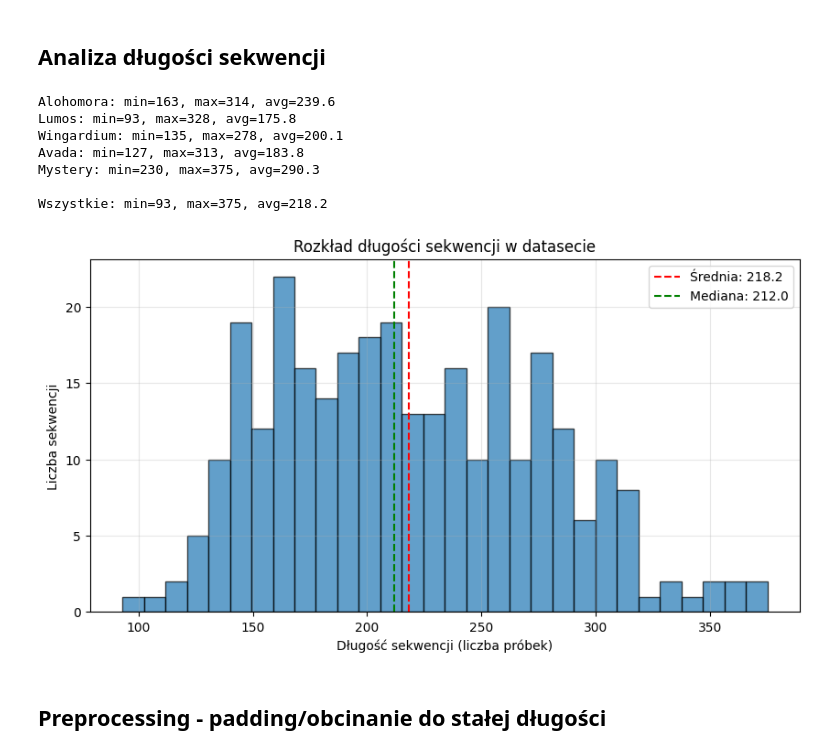
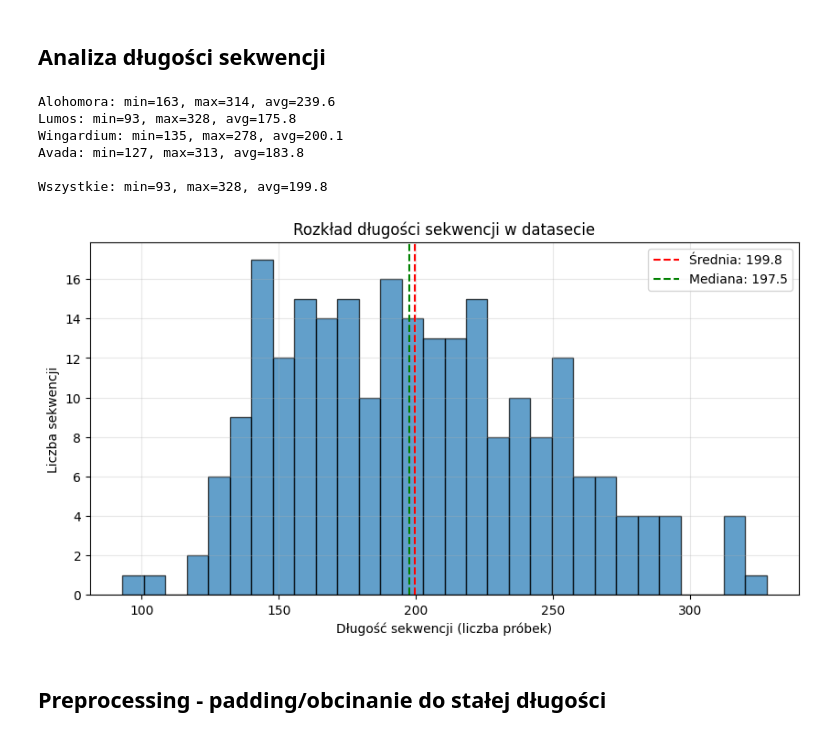
Before and after one commit to Olsonikk/MagicWand, a Jupyter notebook: ML.ipynb, the cells around one changed output. Saved outputs shown, nothing was run; the diff lists cells and outputs as text; code cells hidden in the pictures.

```diff
--- a/ML.ipynb
+++ b/ML.ipynb
@@ -59,37 +59,37 @@ y = avada_labels + lumos_labels + alohomora_labels + wingardium_labels + mystery
 # %%
 # Sprawdź długości sekwencji (liczba próbek czasowych)
 all_lengths = []
 for data, name in [(alohomora_data, 'Alohomora'),
                     (lumos_data, 'Lumos'),
                     (wingardium_data, 'Wingardium'),
                     (avada_data, 'Avada'),
-                    (mystery_data, 'Mystery')]:
+                    # (mystery_data, 'Mystery')
+                    ]:
     lengths = [len(df) for df in data]
     all_lengths.extend(lengths)
     print(f"{name}: min={min(lengths)}, max={max(lengths)}, avg={np.mean(lengths):.1f}")
 
 print(f"\nWszystkie: min={min(all_lengths)}, max={max(all_lengths)}, avg={np.mean(all_lengths):.1f}")
 
 # Wizualizacja rozkładu długości
 plt.figure(figsize=(10, 5))
 plt.hist(all_lengths, bins=30, edgecolor='black', alpha=0.7)
 plt.xlabel('Długość sekwencji (liczba próbek)')
 plt.ylabel('Liczba sekwencji')
 plt.title('Rozkład długości sekwencji w datasecie')
 plt.axvline(np.mean(all_lengths), color='r', linestyle='--', label=f'Średnia: {np.mean(all_lengths):.1f}')
 plt.axvline(np.median(all_lengths), color='g', linestyle='--', label=f'Mediana: {np.median(all_lengths):.1f}')
 plt.legend()
 plt.grid(True, alpha=0.3)
 plt.show()
 # %% [output]
 Alohomora: min=163, max=314, avg=239.6
 Lumos: min=93, max=328, avg=175.8
 Wingardium: min=135, max=278, avg=200.1
 Avada: min=127, max=313, avg=183.8
-Mystery: min=230, max=375, avg=290.3
 
-Wszystkie: min=93, max=375, avg=218.2
+Wszystkie: min=93, max=328, avg=199.8
-[figure, old version]
+[figure, new version]
 # %% [markdown]
 ## Preprocessing - padding/obcinanie do stałej długości
 # %%
```
Also changed, not shown: parts of 10 cells of this notebook, 1 other file.
